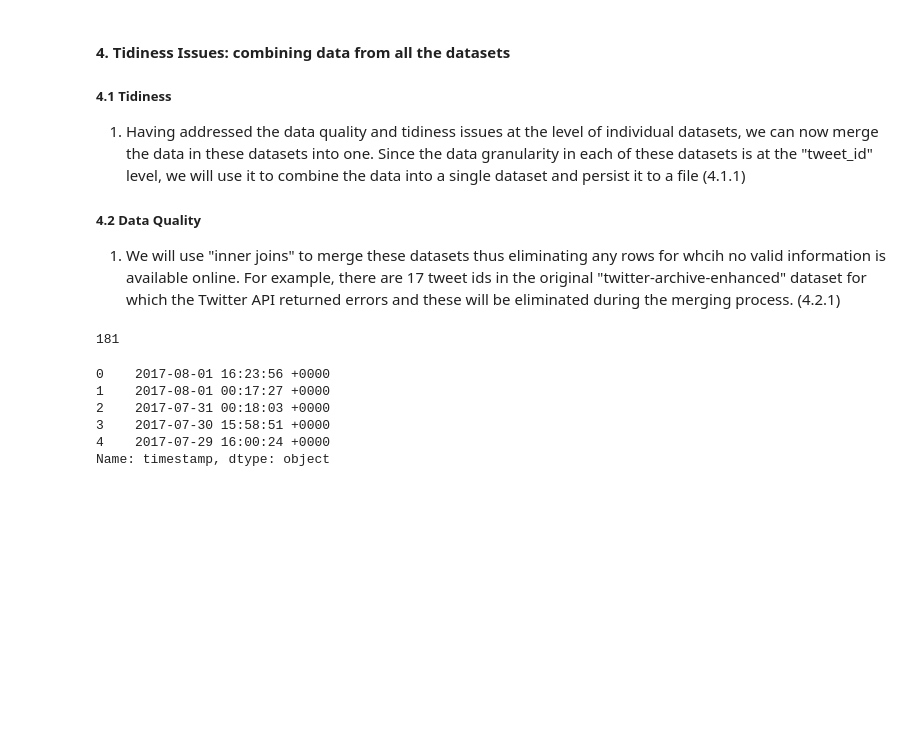
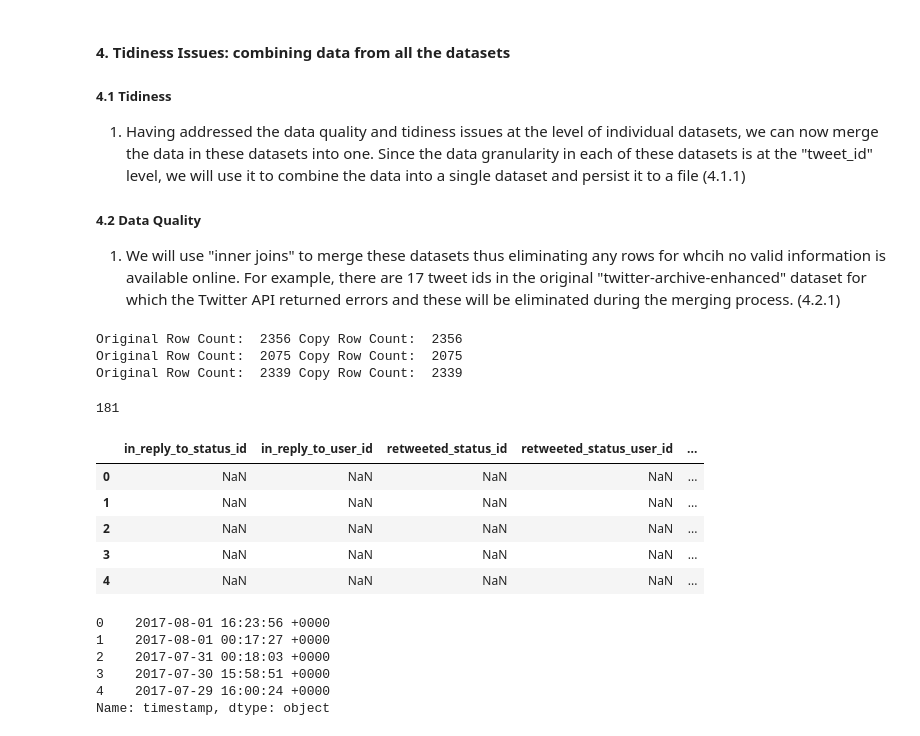
Before and after one commit to bthodla/danano, a Jupyter notebook: prj4/wrangle_act.ipynb, the cells around one changed output. Drawn from its saved outputs; the diff is of its cells as text; code cells hidden in the pictures; blank space fills up the shorter version.

```diff
--- a/prj4/wrangle_act.ipynb
+++ b/prj4/wrangle_act.ipynb
@@ -354,4 +354,18 @@ dtype: int64
 ##### 4.2 Data Quality
 
 1. We will use "inner joins" to merge these datasets thus eliminating any rows for whcih no valid information is available online. For example, there are 17 tweet ids in the original "twitter-archive-enhanced" dataset for which the Twitter API returned errors and these will be eliminated during the merging process. (4.2.1)
+# %%
+# First, let us make clean copies of each of the dataframes and leave the originals intact
+
+tweets_df_clean = tweets_df.copy()
+img_pred_df_clean = img_pred_df.copy()
+tweets_mini_df_clean = tweets_mini_df.copy()
+
+print ('%s %d %s %d' %('Original Row Count: ', tweets_df.shape[0], 'Copy Row Count: ', tweets_df_clean.shape[0]))
+print ('%s %d %s %d' %('Original Row Count: ', img_pred_df.shape[0], 'Copy Row Count: ', img_pred_df_clean.shape[0]))
+print ('%s %d %s %d' %('Original Row Count: ', tweets_mini_df.shape[0], 'Copy Row Count: ', tweets_mini_df_clean.shape[0]))
+# %% [output]
+Original Row Count:  2356 Copy Row Count:  2356
+Original Row Count:  2075 Copy Row Count:  2075
+Original Row Count:  2339 Copy Row Count:  2339
 # %%
@@ -362,2 +379,8 @@ tweets_df[tweets_df['retweeted_status_id'].notna()].shape[0]
 # %% [output]
 181
+# %%
+"""
+1.1.1 Code
+"""
+
+tweets_df_clean.drop(tweets_df_clean[tweets_df_clean['retweeted_status_id'].notnull()].index, inplace = True)
@@ -363,0 +395,21 @@ tweets_df[tweets_df['retweeted_status_id'].notna()].shape[0]
+# %%
+"""
+1.1.2 Define
+Remove the following columns from the dataset:
+
+in_reply_to_status_id
+in_reply_to_user_id
+retweeted_status_id
+retweeted_status_user_id
+retweeted_status_timestamp
+expanded_urls
+"""
+tweets_df_clean_drop_cols = ['in_reply_to_status_id', 'in_reply_to_user_id', 'retweeted_status_id', 'retweeted_status_user_id', 'retweeted_status_timestamp', 'expanded_urls']
+tweets_df_clean[tweets_df_clean_drop_cols].head()
+# %% [output]
+|  | in_reply_to_status_id | in_reply_to_user_id | retweeted_status_id | retweeted_status_user_id | ... |
+| 0 | NaN | NaN | NaN | NaN | ... |
+| 1 | NaN | NaN | NaN | NaN | ... |
+| 2 | NaN | NaN | NaN | NaN | ... |
+| 3 | NaN | NaN | NaN | NaN | ... |
+| 4 | NaN | NaN | NaN | NaN | ... |
```
Also changed, not shown: parts of 6 cells of this notebook.
